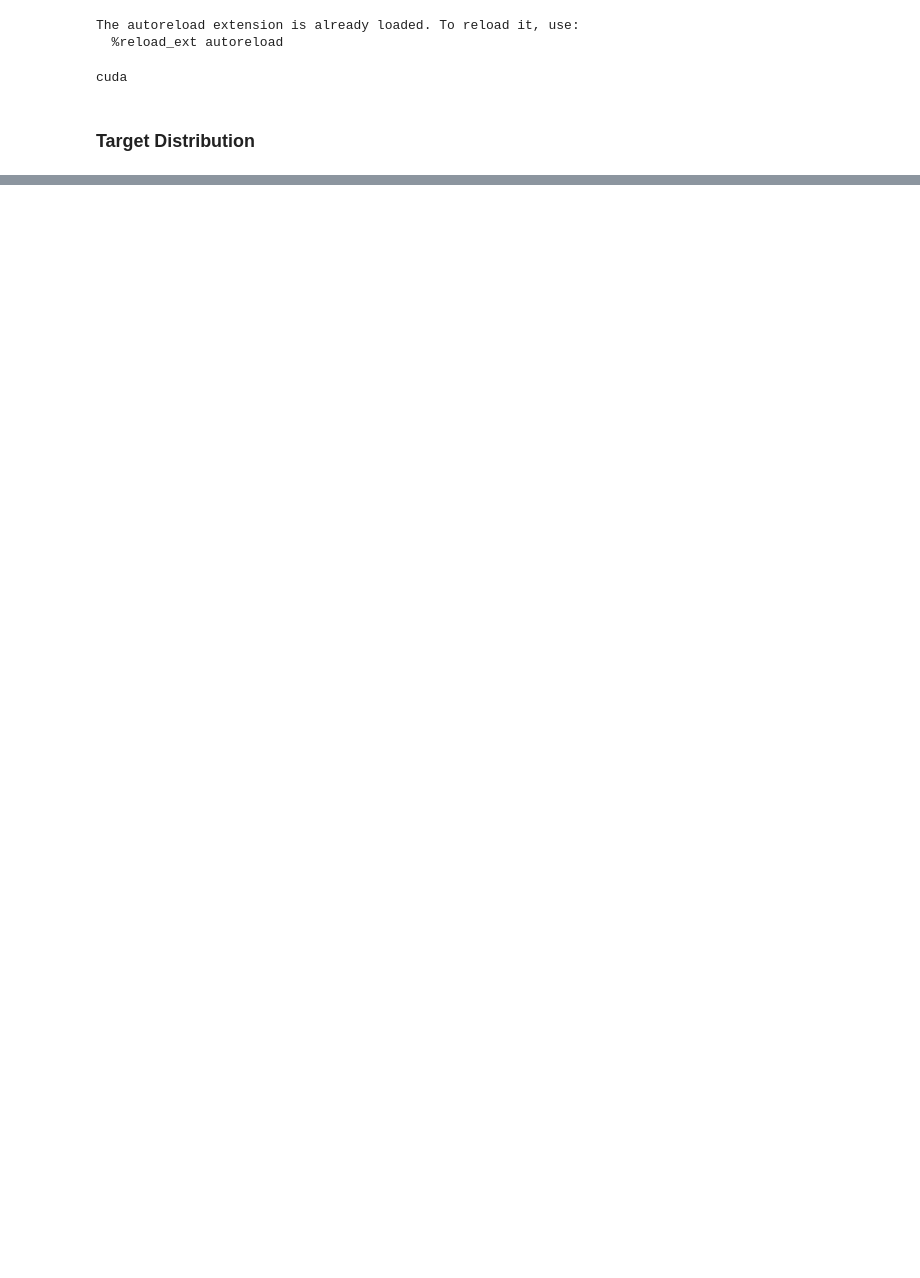
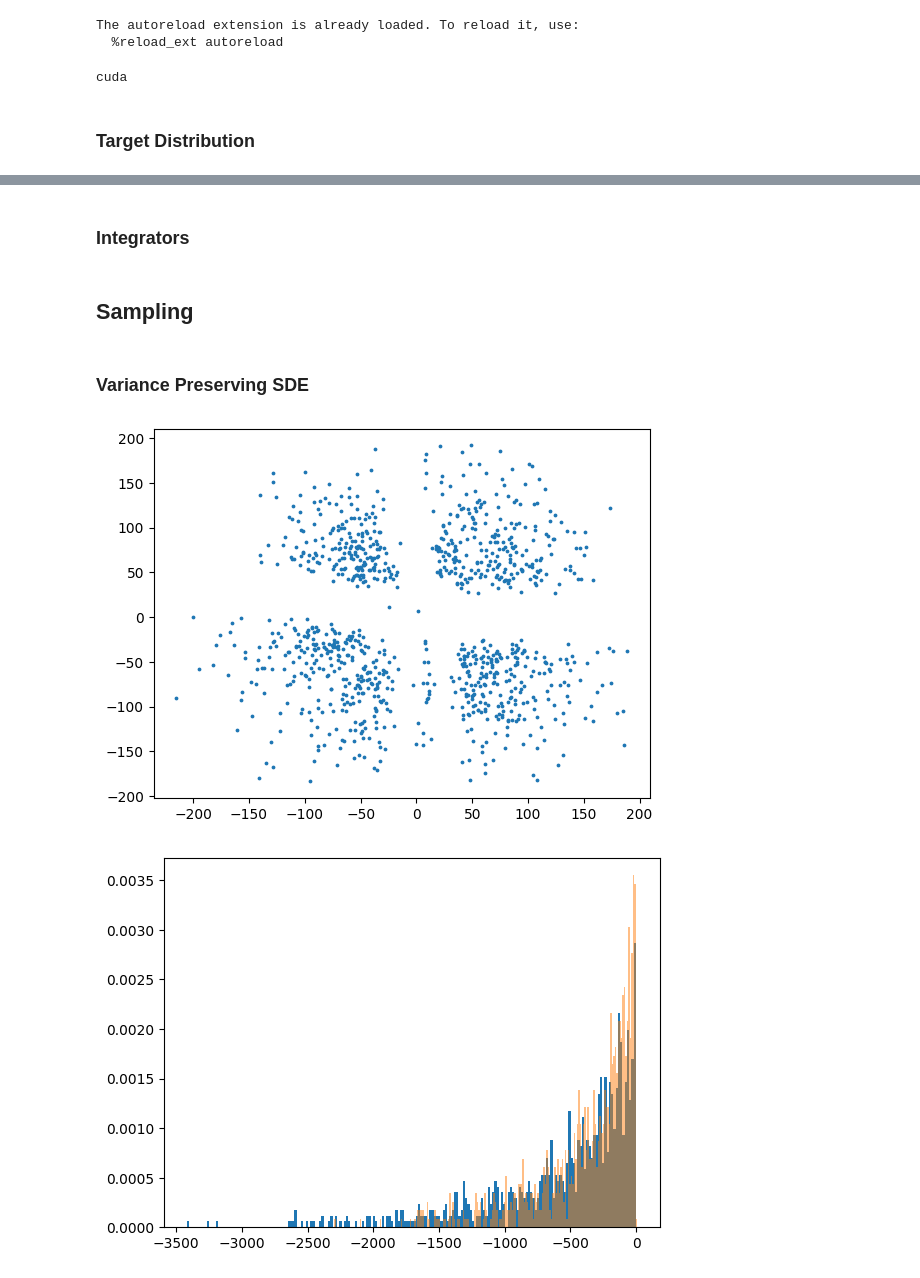
Before and after one commit to taraak/pita, a Jupyter notebook: runner/notebooks/gmm_temp_annealed.ipynb, the cells around one changed output, grey strips where cells are left out. Saved outputs shown, nothing was run; the diff lists cells and outputs as text; code cells hidden in the pictures; blank space fills up the shorter version.

Commit message:
ve and vp sde resampling comparison for gmm

```diff
--- a/runner/notebooks/gmm_temp_annealed.ipynb
+++ b/runner/notebooks/gmm_temp_annealed.ipynb
@@ -287,3 +38,0 @@ def reward_matching_loss(estimator,
-# %%
-from src.models.components.noise_schedules import GeometricNoiseSchedule
-noise_schedule = GeometricNoiseSchedule(sigma_min=0.001, sigma_max=5)
@@ -428,0 +93,15 @@ plt.plot(log_weights[:, :20].cpu())
+# %%
+def true_Ut(target, x, t, noise_schedule, ve=True):
+    h_t = noise_schedule.h(t).to(device)
+
+    mean_coeff = None
+    if not ve:
+        mean_coeff = noise_schedule.log_mean(t).to(device)
+    target.gmm.convolve(h_t * (target.data_normalization_factor**2), t, var_exploding=ve, mean_coeff=mean_coeff)
+    energy = target(x)
+    target.gmm.reset()
+    return energy
+# %%
+def true_nabla_Ut(target, x, t, noise_schedule, ve=True):
+    nabla_Ut = torch.func.jacrev(true_Ut, argnums=1)(target, x, t, noise_schedule, ve)
+    return nabla_Ut
@@ -428,0 +232,2 @@ plt.plot(log_weights[:, :20].cpu())
+# %% [markdown]
+### Integrators
@@ -428,0 +316,32 @@ plt.plot(log_weights[:, :20].cpu())
+# %% [markdown]
+## Sampling
+# %% [markdown]
+### Variance Preserving SDE
+# %%
+vp_scheduler = VPSchedule(beta_min=0.1, beta_max=20)
+
+num_int_steps = 2000
+num_samples = 1000
+
+vp_prior = Prior(2, device=device, scale=sqrt(temperature))
+vp_annealed_prior = Prior(2, device=device, scale=sqrt(annealed_temperature))
+prior_samples = vp_prior.sample(num_samples)
+annealed_prior_samples = vp_annealed_prior.sample(num_samples)
+
+vp_reverse_sde = VPReverse_coupled(vp_scheduler)
+# %%
+# Test Ito density Estimation
+vp_reverse_sde = VPReverse_coupled(vp_scheduler)
+samples_hightemp, _, logq = generate_samples_weighted(vp_reverse_sde, t_span=(1e-3, 1), num_integration_steps=num_int_steps,
+                                                resampling_interval=None, inverse_temperature=1.0,
+                                                samples=prior_samples, prior=vp_prior, compute_logq=True)
+samples_energy = target(samples_hightemp)
+samples_hightemp_unnorm_vp = target.unnormalize(samples_hightemp).detach().cpu().numpy()
+plt.scatter(samples_hightemp_unnorm_vp[:, 0], samples_hightemp_unnorm_vp[:, 1], s=3)
+plt.show()
+
+plt.hist(samples_energy.detach().cpu(), bins=200, density=True);
+plt.hist(- (logq[-1].detach().cpu() + log(target.data_normalization_factor**2)), bins=200, alpha=0.5, density=True);
+# %% [output]
+[figure, added]
+[figure, added]
```
Also changed, not shown: parts of 47 cells of this notebook, 1 other file.
